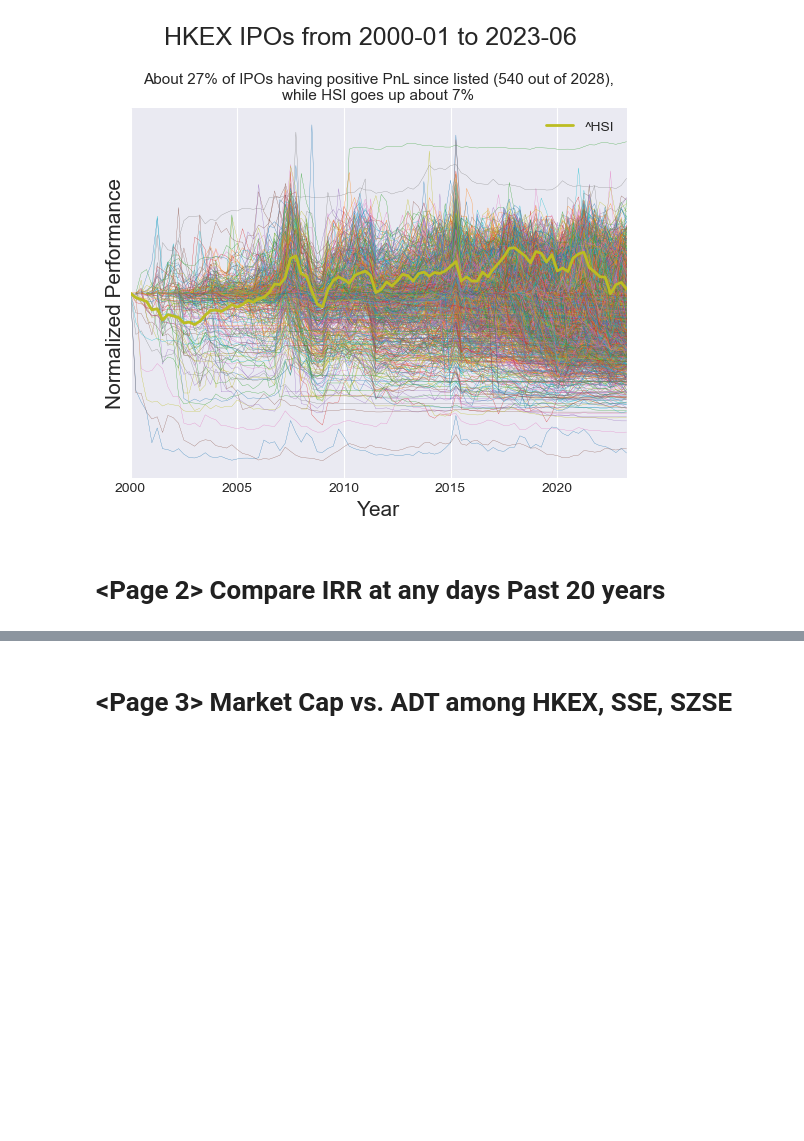
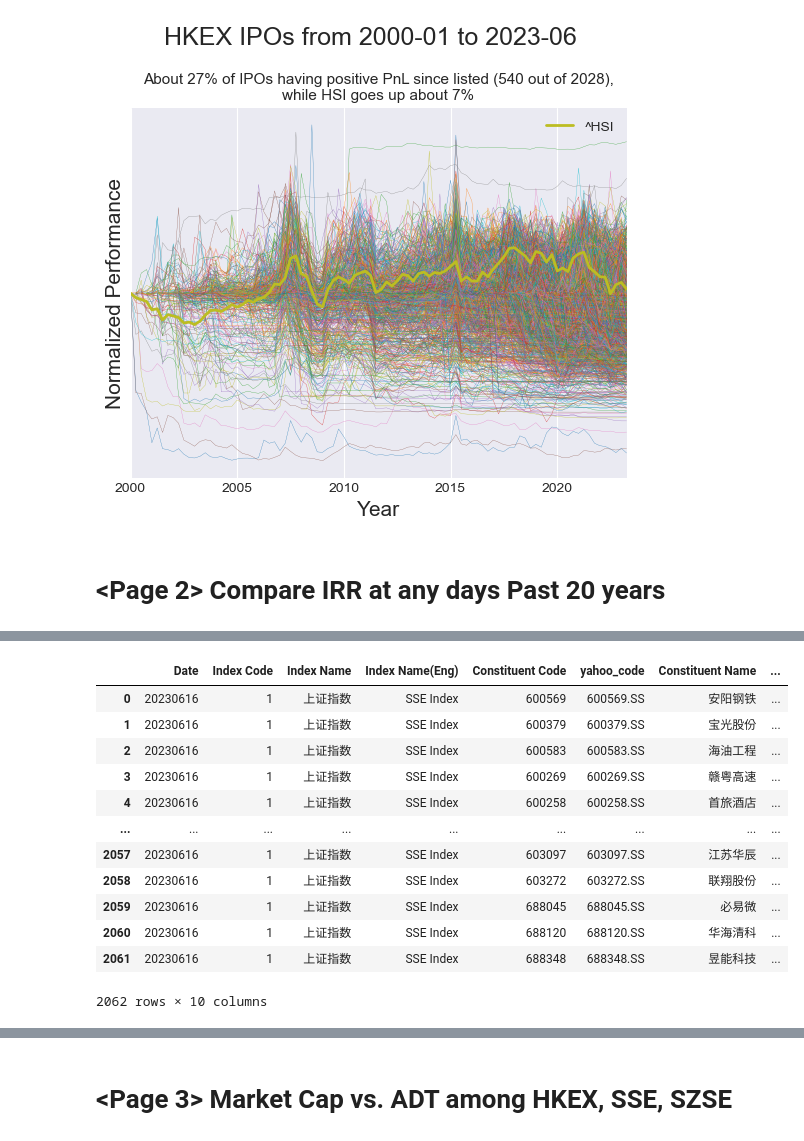
Before and after one commit to ckyma/exchatbook, a Jupyter notebook: getYahooData.ipynb, the cells around one changed output, grey strips where cells are left out. Saved outputs shown, nothing was run; the diff lists cells and outputs as text; code cells hidden in the pictures; blank space fills up the shorter version.

```diff
--- a/getYahooData.ipynb
+++ b/getYahooData.ipynb
@@ -744,0 +765,18 @@ plt.savefig('page1.png', dpi=600)
+# %%
+# Import the SSE Composite list as of 2023-06-18
+ssci_list = pd.read_excel("index_constituents.xlsx", sheet_name = "ssci")
+ssci_list
+# %% [output]
+|  | Date | Index Code | Index Name | Index Name(Eng) | Constituent Code | yahoo_code | Constituent Name | ... |
+| 0 | 20230616 | 1 | 上证指数 | SSE Index | 600569 | 600569.SS | 安阳钢铁 | ... |
+| 1 | 20230616 | 1 | 上证指数 | SSE Index | 600379 | 600379.SS | 宝光股份 | ... |
+| 2 | 20230616 | 1 | 上证指数 | SSE Index | 600583 | 600583.SS | 海油工程 | ... |
+| 3 | 20230616 | 1 | 上证指数 | SSE Index | 600269 | 600269.SS | 赣粤高速 | ... |
+| 4 | 20230616 | 1 | 上证指数 | SSE Index | 600258 | 600258.SS | 首旅酒店 | ... |
+| ... | ... | ... | ... | ... | ... | ... | ... | ... |
+| 2057 | 20230616 | 1 | 上证指数 | SSE Index | 603097 | 603097.SS | 江苏华辰 | ... |
+| 2058 | 20230616 | 1 | 上证指数 | SSE Index | 603272 | 603272.SS | 联翔股份 | ... |
+| 2059 | 20230616 | 1 | 上证指数 | SSE Index | 688045 | 688045.SS | 必易微 | ... |
+| 2060 | 20230616 | 1 | 上证指数 | SSE Index | 688120 | 688120.SS | 华海清科 | ... |
+| 2061 | 20230616 | 1 | 上证指数 | SSE Index | 688348 | 688348.SS | 昱能科技 | ... |
+2062 rows × 10 columns
```
Also changed, not shown: parts of 12 cells of this notebook, 7 other files.
